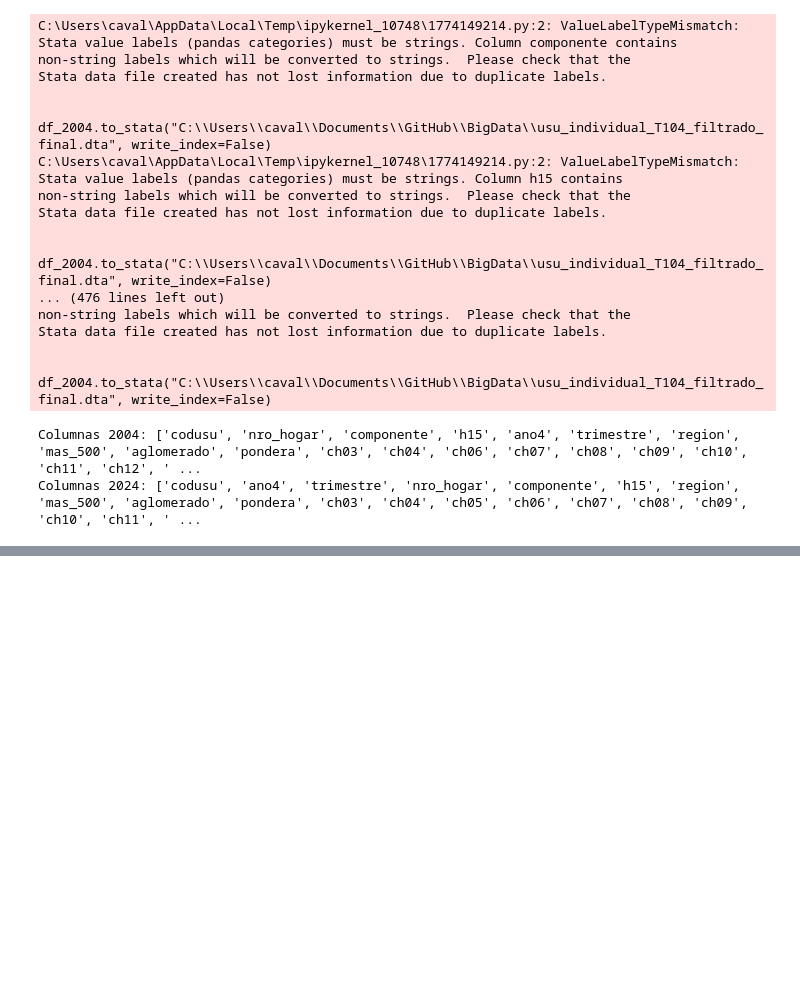
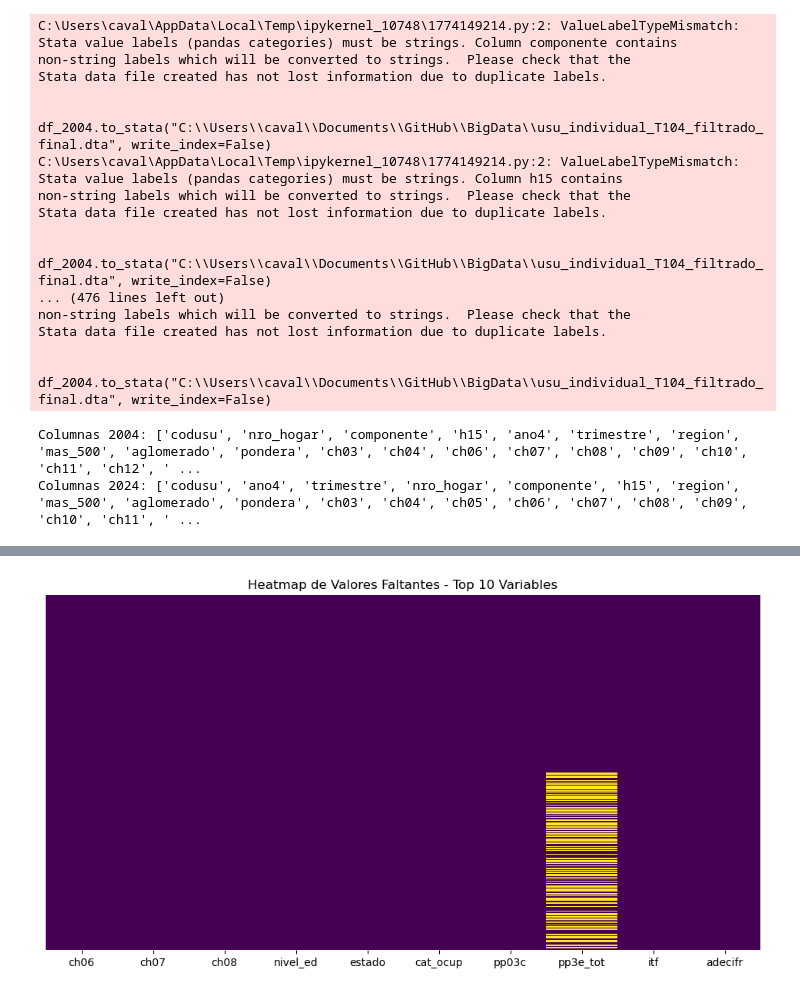
Before and after one commit to tomas-pacheco/BigDataZOE, a Jupyter notebook: Untitled1.ipynb, the cells around one changed output, grey strips where cells are left out. Saved outputs shown, nothing was run; the diff lists cells and outputs as text; code cells hidden in the pictures; blank space fills up the shorter version.

Commit message:
listo hasta 2b
tenemos q cambiar el heatmap igual del 2b xq esta muy feo y seguir con la limpieza

```diff
--- a/Untitled1.ipynb
+++ b/Untitled1.ipynb
@@ -169,0 +202,24 @@ df_unificado.to_stata(ruta_salida, write_index=False)
+# %%
+import pandas as pd
+import numpy as np
+import seaborn as sns
+import matplotlib.pyplot as plt
+
+# Si es un archivo Stata (.dta)
+df = pd.read_stata("C:\\Users\\caval\\Documents\\GitHub\\BigData\\data_unificado.dta")
+
+# Calcular el porcentaje de valores nulos por variable
+missing_percent = df.isnull().mean() * 100
+
+# Variables elegidas
+variables_interes = ['ch06', 'ch07', 'ch08', 'nivel_ed', 'estado', 'cat_ocup', 'pp03c', 'pp3e_tot', 'itf', 'adecifr']
+
+# Filtramos el dataframe a esas columnas
+df_heatmap = df[variables_interes]
+
+plt.figure(figsize=(12, 6))
+sns.heatmap(df_heatmap.isnull(), cmap="viridis", cbar=False, yticklabels=False)
+plt.title("Heatmap de Valores Faltantes - Top 10 Variables")
+plt.show()
+# %% [output]
+[figure, added]
```
Also changed, not shown: parts of 7 cells of this notebook.
